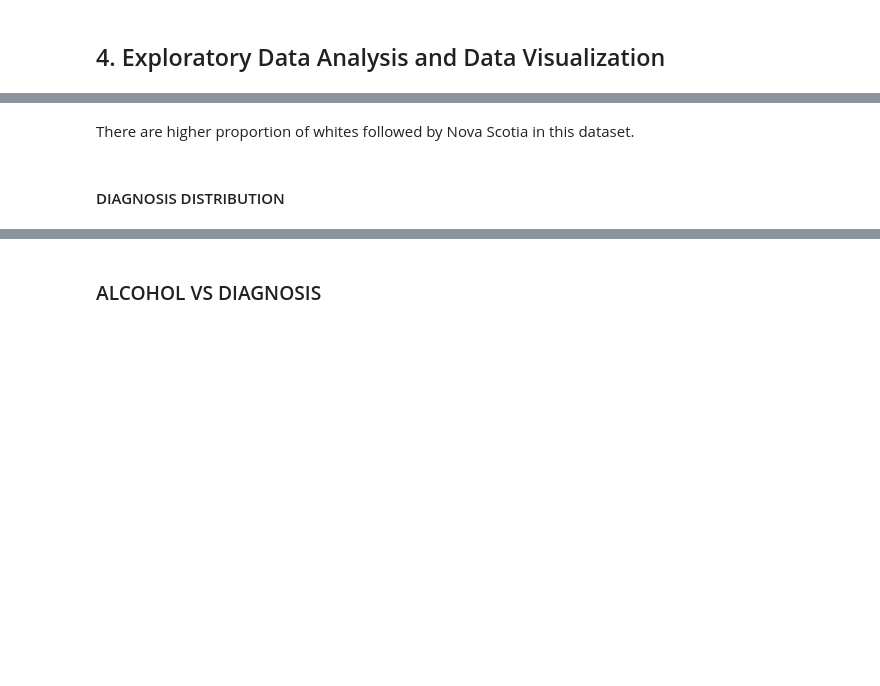
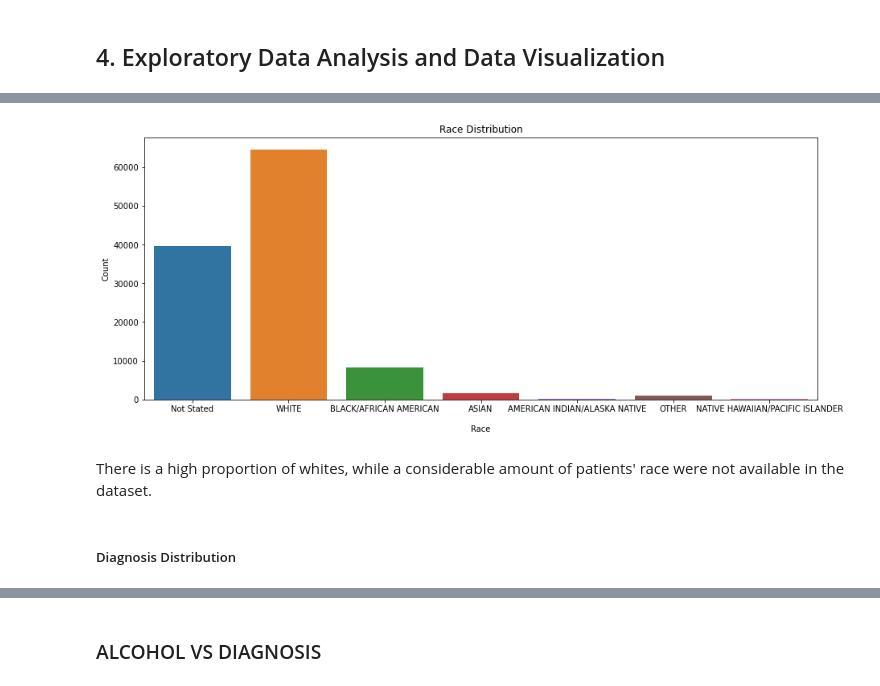
Before and after one commit to Queenvivy/CDC, a Jupyter notebook: CDC Adult Falls Edited.ipynb, the cells around one changed output, grey strips where cells are left out. Cells and saved outputs as stored; diff of their text form; code cells hidden in the pictures; blank space fills up the shorter version.

```diff
--- a/CDC Adult Falls Edited.ipynb
+++ b/CDC Adult Falls Edited.ipynb
@@ -260,14 +289,17 @@ There is a higher proportion of females in this dataset.
 # %%
 plt.figure(figsize=(15, 6))
-sns.countplot(decoded_data, x='race')
+
+sns.countplot(data = decoded_data, x = 'race')
+
 plt.title('Race Distribution')
-plt.xlabel('Race')
-plt.ylabel('Count')
-plt.show()
+plt.xlabel('Race', labelpad = 15)
+plt.ylabel('Count');
+# %% [output]
+[figure, added]
 # %% [markdown]
-There are higher proportion of whites followed by Nova Scotia in this dataset.
+There is a high proportion of whites, while a considerable amount of patients' race were not available in the dataset.
 # %% [markdown]
-#### DIAGNOSIS DISTRIBUTION
+##### Diagnosis Distribution
 # %%
 # Get the top 10 diagnosis
 top_10_diagnosis = decoded_data['diagnosis'].value_counts().head(10)
```
Also changed, not shown: parts of 65 cells of this notebook.
